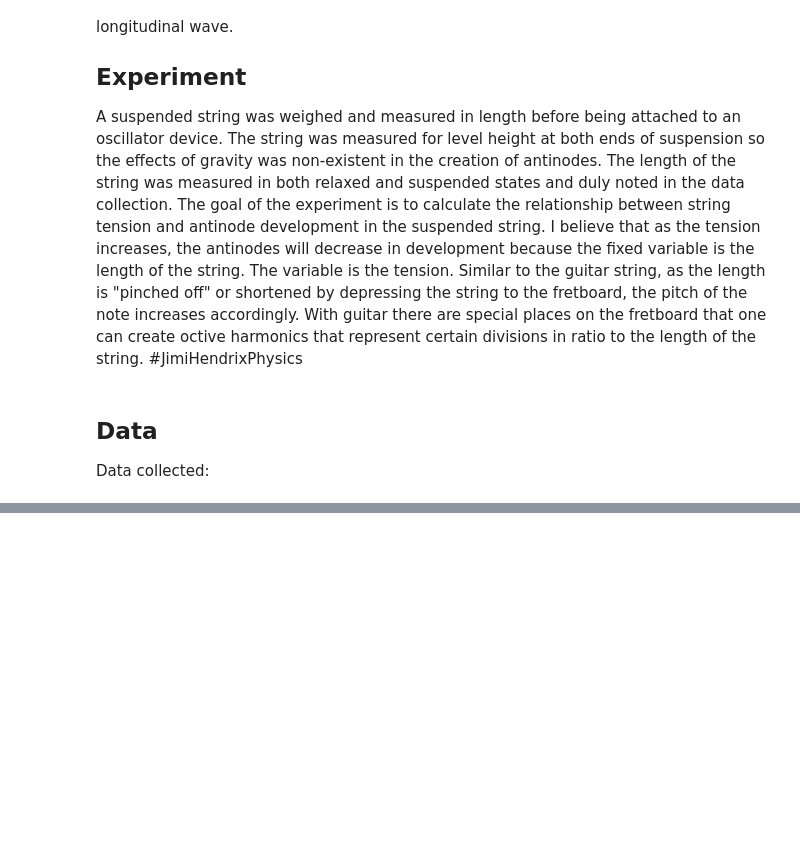
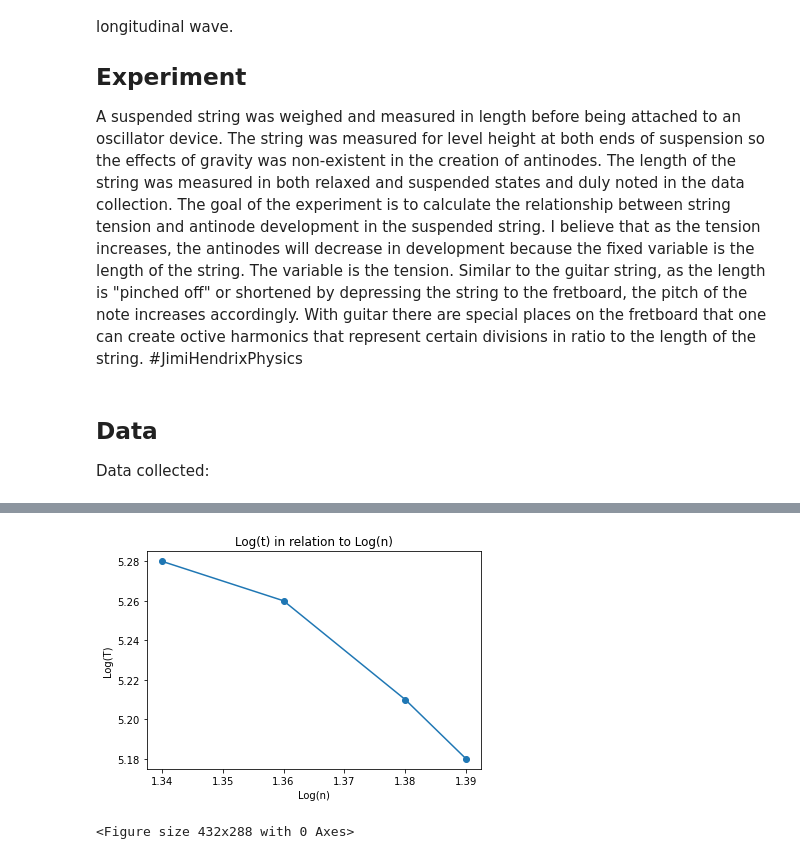
Before and after one commit to gorbulus/DS_Playbook, a Jupyter notebook: Matplotlib.ipynb, the cells around one changed output, grey strips where cells are left out. Drawn from its saved outputs; the diff is of its cells as text; code cells hidden in the pictures; blank space fills up the shorter version.

```diff
--- a/Matplotlib.ipynb
+++ b/Matplotlib.ipynb
@@ -223,3 +224,16 @@ plt.show()
+# %%
+logt = [5.18, 5.21, 5.26, 5.28]
+logn = [1.39, 1.38, 1.36, 1.34]
+plt.plot(logn, logt, marker="o", linestyle="solid")
+plt.title("Log(t) in relation to Log(n)")
+plt.xlabel("Log(n)")
+plt.ylabel("Log(T)")
+plt.show()
+
+plt.savefig('log_graph.png')
+# %% [output]
+[figure, added]
+<Figure size 432x288 with 0 Axes>
 # %%
 g = sns.jointplot(x=antinodes, y=tension,
                   kind="reg", truncate=False,
```
Also changed, not shown: parts of 8 cells of this notebook, 4 other files.
